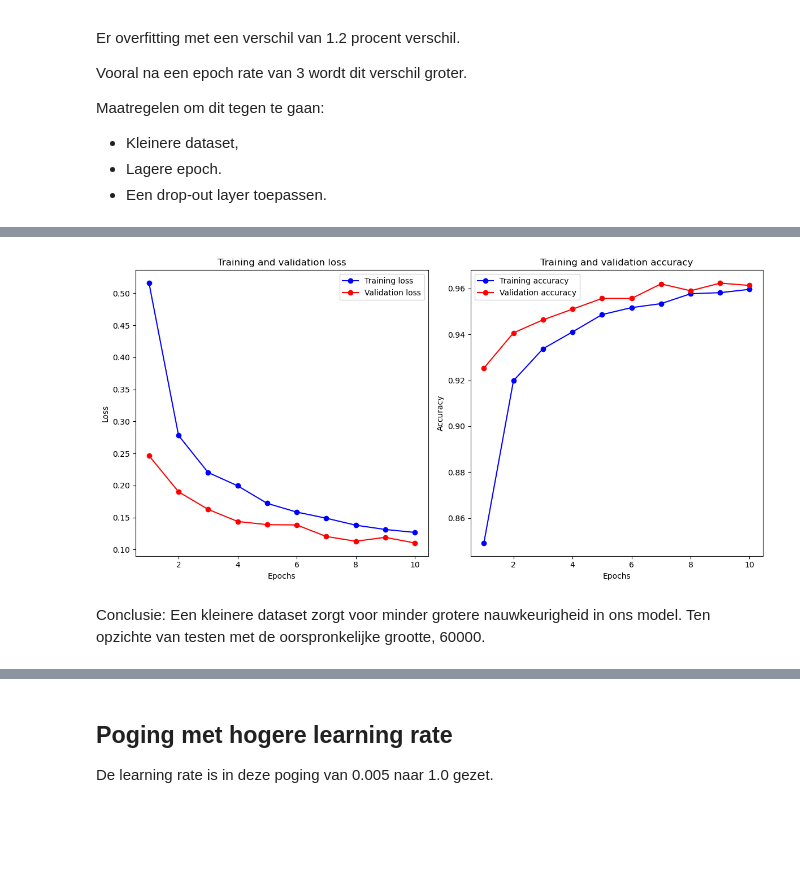
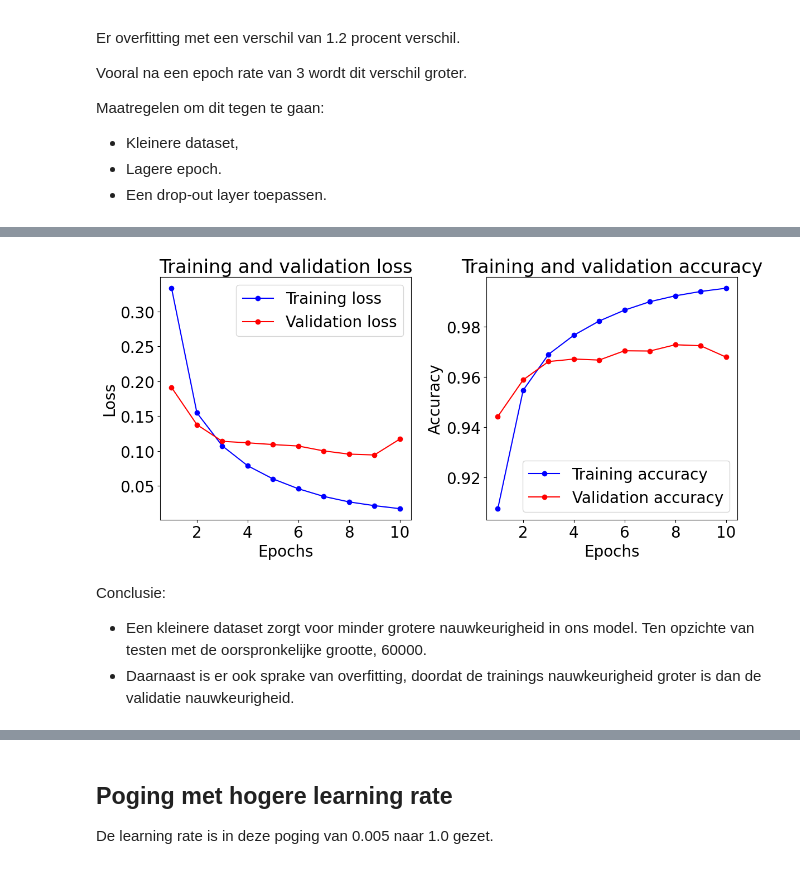
Before and after one commit to geoduin/AI_Assignment, a Jupyter notebook: part1PredictDigit.ipynb, the cells around one changed output, grey strips where cells are left out. Drawn from its saved outputs; the diff is of its cells as text; code cells hidden in the pictures; blank space fills up the shorter version.

```diff
--- a/part1PredictDigit.ipynb
+++ b/part1PredictDigit.ipynb
@@ -303,7 +303,7 @@ model.compile(optimizer=adam,
 
 # Evaluate
 # Use the model for prediction
-result_fit = model.fit(x_smaller_training_dataset, y_smaller_training_dataset, epochs=10, validation_split=0.1)
+result_fit = model.fit(x_smaller_training_dataset, y_smaller_training_dataset, validation_data=(x_test, y_test), epochs=10, validation_split=0.1)
 
 # Evaluate the model
 test_loss, test_acc = model.evaluate(x_smaller_test_dataset, y_smaller_test_dataset, verbose=2)
@@ -332,7 +334,8 @@ Accuracy =  0.9696999788284302
-[figure, old version]
+[figure, new version]
 # %% [markdown]
 Conclusie:
-Een kleinere dataset zorgt voor minder grotere nauwkeurigheid in ons model. Ten opzichte van testen met de oorspronkelijke grootte, 60000.
+ - Een kleinere dataset zorgt voor minder grotere nauwkeurigheid in ons model. Ten opzichte van testen met de oorspronkelijke grootte, 60000.
+ - Daarnaast is er ook sprake van overfitting, doordat de trainings nauwkeurigheid groter is dan de validatie nauwkeurigheid.
 # %%
 ## Poging met lagere epoch rate
 # My version
```
Also changed, not shown: parts of 6 cells of this notebook, 3 other files.
